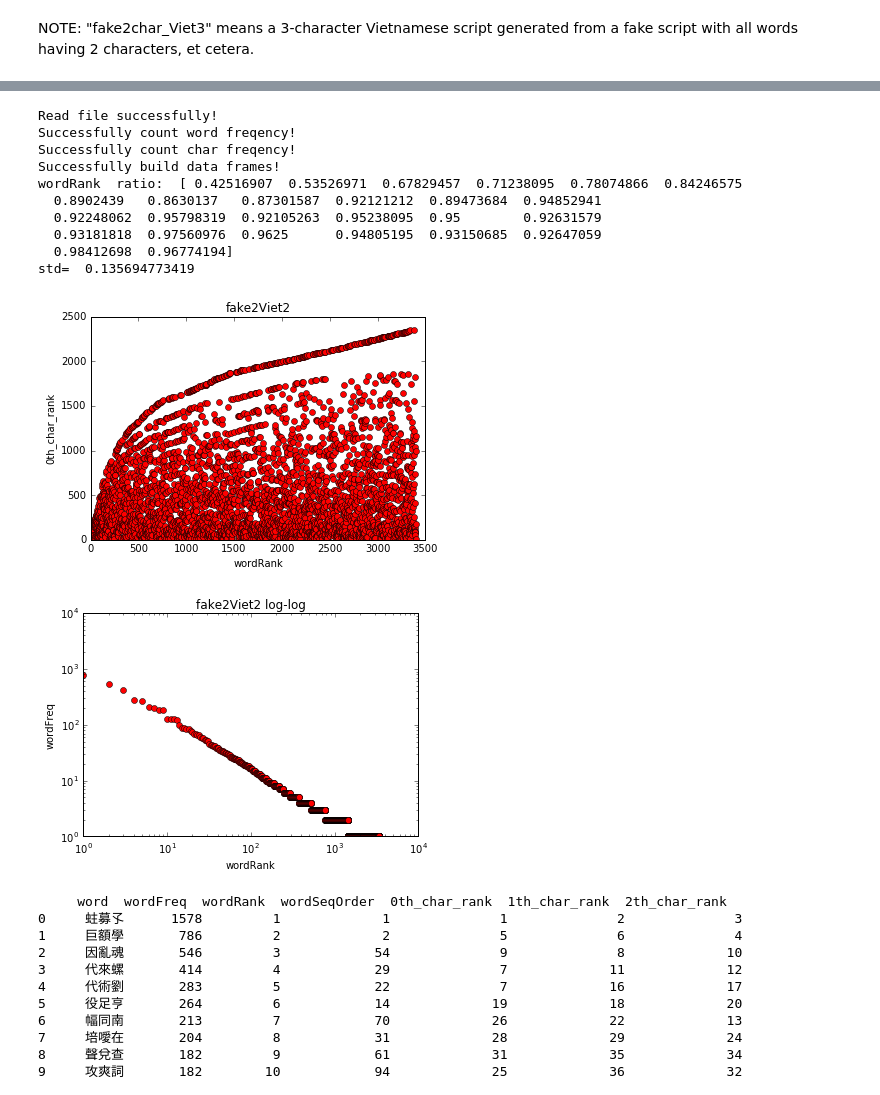
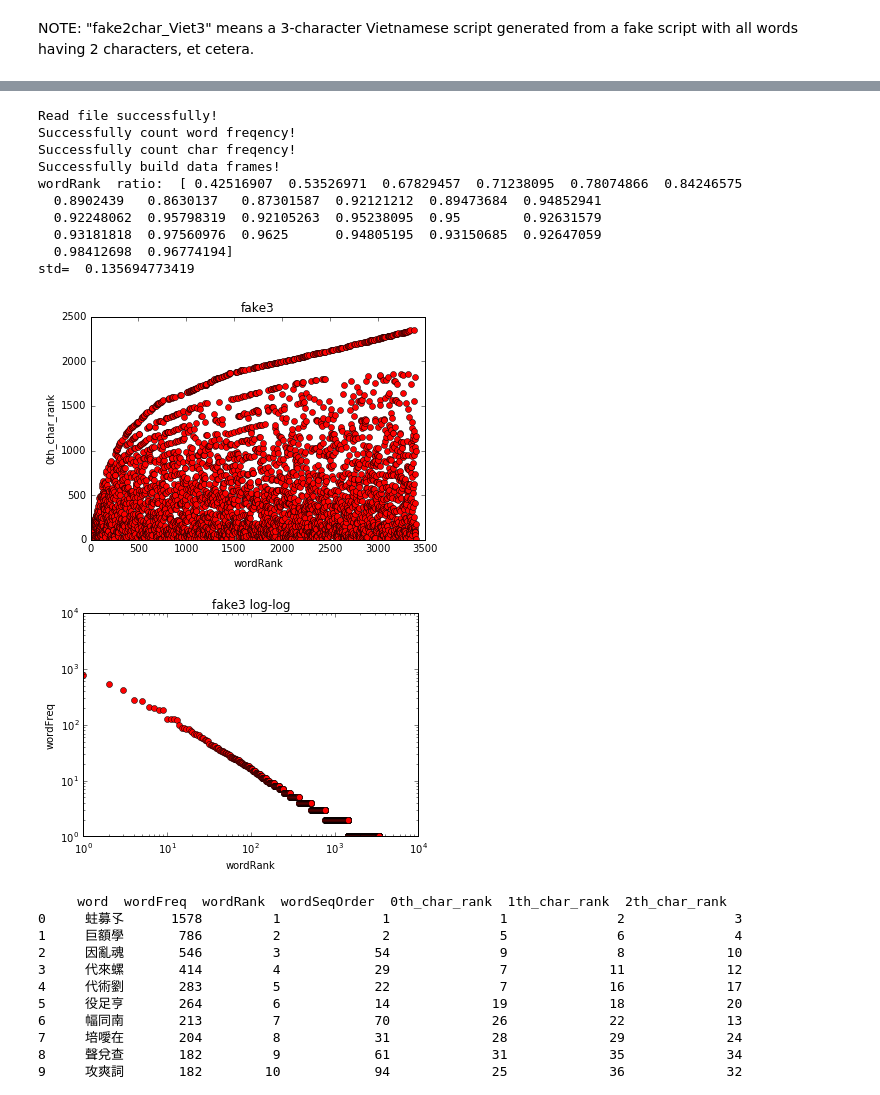
Before and after one commit to godofhoe/2016_Dec_10_fake_script_Vietnamese, a Jupyter notebook: crazy_fake_count_2016_Dec_10.ipynb, the cells around one changed output, grey strips where cells are left out. Cells and saved outputs as stored; diff of their text form; code cells hidden in the pictures.

```diff
--- a/crazy_fake_count_2016_Dec_10.ipynb
+++ b/crazy_fake_count_2016_Dec_10.ipynb
@@ -285,25 +350,25 @@ writer.save()
 # %%
 #encode = "UTF-16" #(1)
 encode = "UTF-8"   #(2)
 ##if anything goes into trouble, use (1) instead of (2), and vise versa.
 filename = "DEC10FAKE3.txt" #change filename when you want to get statictical information of another
 ##text file.
 big, char, word = main(filename,encode)
-draw(big,title = "fake2Viet2")
+draw(big,title = "fake3")
 arr = check_const_ratio(word,feature= "wordRank", criteria = "wordFreq",max_range = 200)
 # %% [output]
 Read file successfully!
 Successfully count word freqency!
 Successfully count char freqency!
 Successfully build data frames!
 wordRank  ratio:  [ 0.42516907  0.53526971  0.67829457  0.71238095  0.78074866  0.84246575
   0.8902439   0.8630137   0.87301587  0.92121212  0.89473684  0.94852941
   0.92248062  0.95798319  0.92105263  0.95238095  0.95        0.92631579
   0.93181818  0.97560976  0.9625      0.94805195  0.93150685  0.92647059
   0.98412698  0.96774194]
 std=  0.135694773419
-[figure, old version]
+[figure, new version]
-[figure, old version]
+[figure, new version]
 # %%
 print(big.to_string())
 # %% [output]
```
Also changed, not shown: parts of 7 cells of this notebook, 3 other files.
